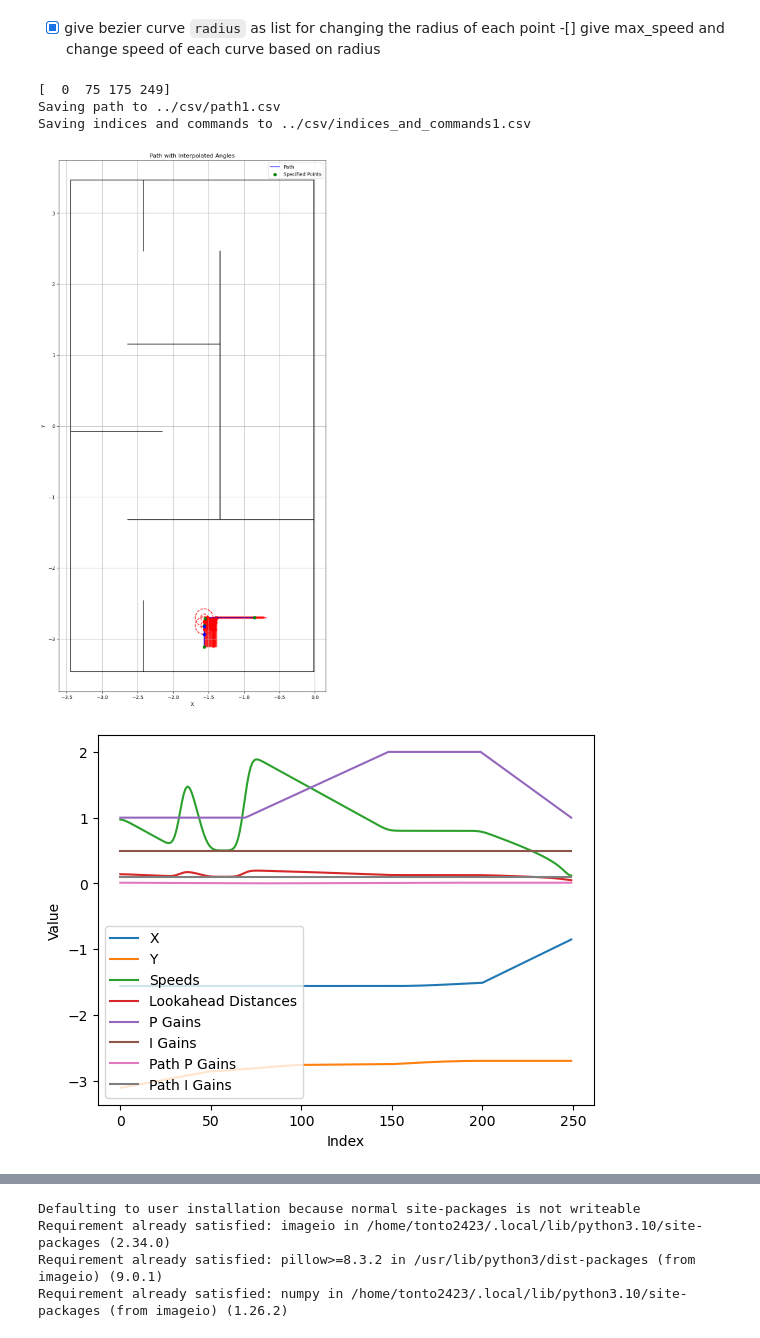
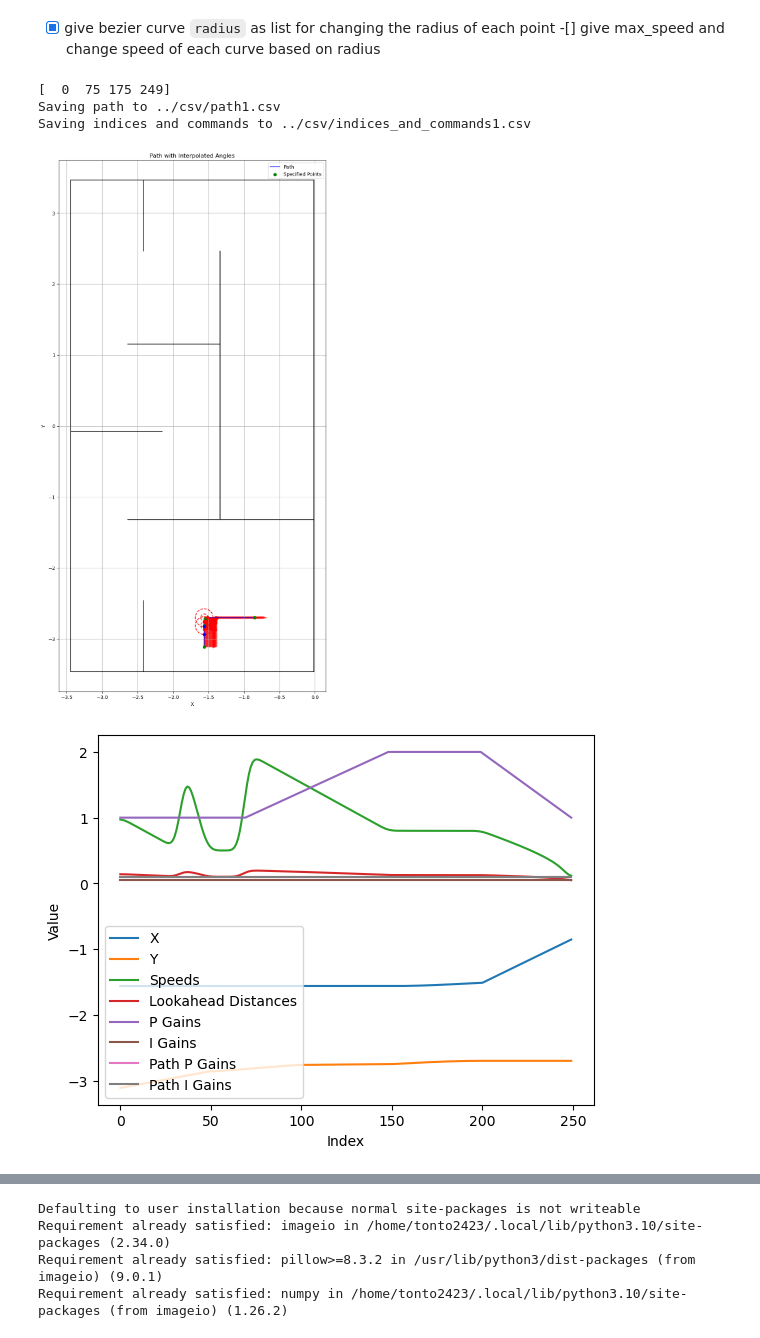
Before and after one commit to NeyagawaRobocons/chassis_haru_robo2024, a Jupyter notebook: pure_pursuit/pure_pursuit/pure_pursuit_test.ipynb, the cells around one changed output, grey strips where cells are left out. Cells and saved outputs as stored; diff of their text form; code cells hidden in the pictures.

```diff
--- a/pure_pursuit/pure_pursuit/pure_pursuit_test.ipynb
+++ b/pure_pursuit/pure_pursuit/pure_pursuit_test.ipynb
@@ -471,7 +471,8 @@ def interpolate_path_gains(
         angles: NDArray[np.float64],
         max_angle: float,
     ):
-    path_p_gains = path_p_gain * (1.0 + (1.0 / path_p_magnification - 1.0) * angles[:] / max_angle)
+    # path_p_gains = path_p_gain * (1.0 + (1.0 / path_p_magnification - 1.0) * angles[:] / max_angle)
+    path_p_gains = path_p_gain * np.ones(len(angles))
     path_i_gains = path_i_gain * np.ones(len(angles))
 
     return path_p_gains, path_i_gains
@@ -614,35 +615,35 @@ poses[:,4] = np.array([0.5, 0.25, 0.4, 0.5]) # speed_rate
 poses[:,0] = -poses[:,0]
 poses[:,2] = -poses[:,2]
 poses[:,5] = np.array([1.0, 1.0, 2.0, 1.0]) # p_gain_rates
 poses[:,6] = np.array([1.0, 1.0, 1.0, 1.0]) # i_gain_rates
 
 commands = np.array([
     [1, 0, False],
     [6, 0, False],
     [0, 0, False],
     [0, 0, False],
 ])
 
 generate_and_save_path(
         poses,
         commands,
         max_lookahead_distance,
         max_speed=max_speed,
         max_p_gain=1.0,
-        max_i_gain=0.5,
+        max_i_gain=0.05,
         angle_threshold=angle_threshold,
         path_p_gain=path_p_gain,
         path_p_magnification=10.0,
         path_i_gain=path_i_gain,
         resolution=50,
         path_number=1
     )
 # %% [output]
 [  0  75 175 249]
 Saving path to ../csv/path1.csv
 Saving indices and commands to ../csv/indices_and_commands1.csv
 [figure]
-[figure, old version]
+[figure, new version]
 # %%
 max_speed = 2.0 # 速度[m/s]
 max_lookahead_distance = 0.3 # 先行距離[m]
```
Also changed, not shown: parts of 3 cells of this notebook, 8 other files.
